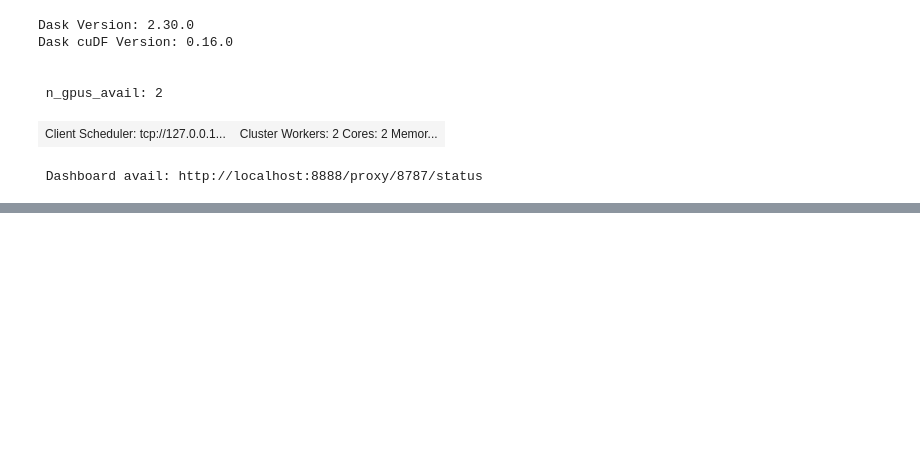
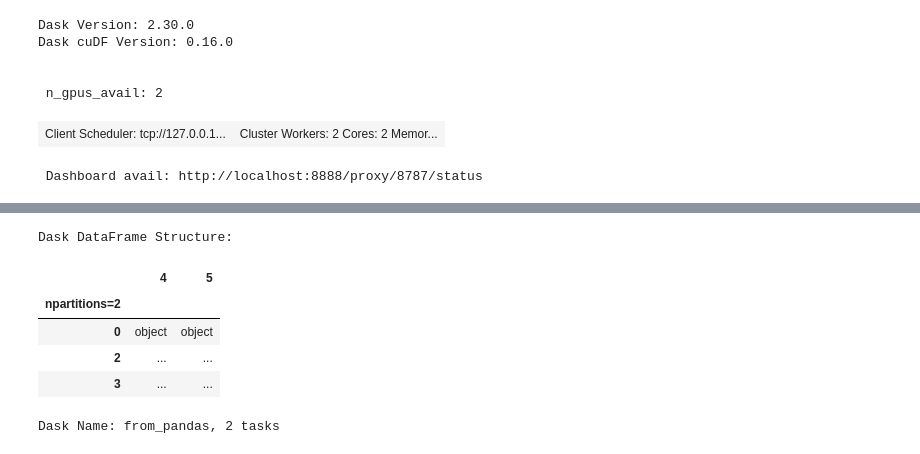
Before and after one commit to Dezzmanster/AML_Risk, a Jupyter notebook: preprocessor/nvt-raw.ipynb, the cells around one changed output, grey strips where cells are left out. Drawn from its saved outputs; the diff is of its cells as text; code cells hidden in the pictures; blank space fills up the shorter version.

```diff
--- a/preprocessor/nvt-raw.ipynb
+++ b/preprocessor/nvt-raw.ipynb
@@ -243,0 +353,11 @@ NameError: name 'f_dict' is not defined
+# %%
+dataset = dd.from_pandas(X[[4,5]], npartitions=2)
+dataset
+# %% [output]
+Dask DataFrame Structure:
+|  | 4 | 5 |
+| npartitions=2 |  |  |
+| 0 | object | object |
+| 2 | ... | ... |
+| 3 | ... | ... |
+Dask Name: from_pandas, 2 tasks
```
Also changed, not shown: parts of 11 cells of this notebook, 1 other file.
